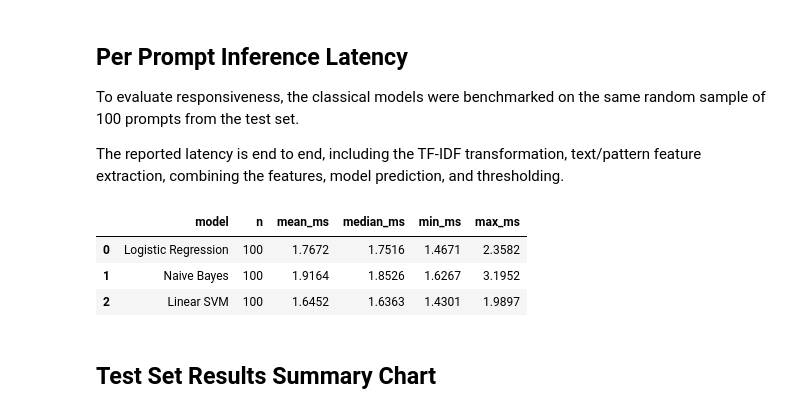
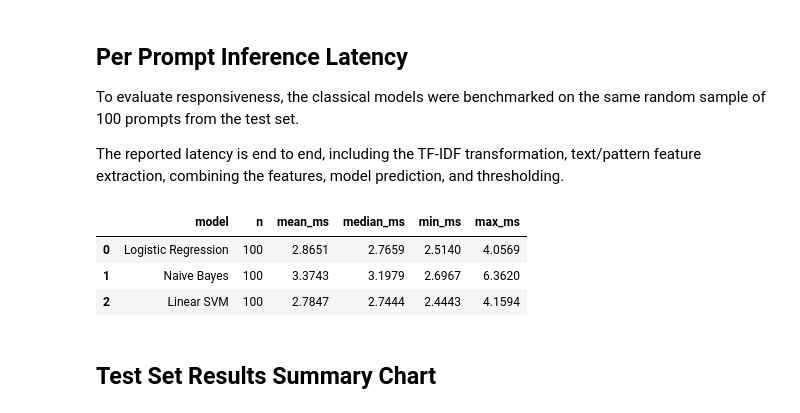
Before and after one commit to Cyber-207/cyber207_specialized_PII_detection_comparison, a Jupyter notebook: notebooks/03_classical_models.ipynb, the cells around one changed output. Saved outputs shown, nothing was run; the diff lists cells and outputs as text; code cells hidden in the pictures.

```diff
--- a/notebooks/03_classical_models.ipynb
+++ b/notebooks/03_classical_models.ipynb
@@ -997,8 +997,10 @@ To evaluate responsiveness, the classical models were benchmarked on the same ra
 
 The reported latency is end to end, including the TF-IDF transformation, text/pattern feature extraction, combining the features, model prediction, and thresholding.
 # %%
-# load the fitted tf-idf vectorizer
+# load the fitted preprocessing objects
 tfidf_vectorizer = joblib.load(FEATURE_DIR / 'tfidf_vectorizer.joblib')
+text_feature_scaler = joblib.load(FEATURE_DIR / 'text_feature_scaler.joblib')
+pattern_feature_scaler = joblib.load(FEATURE_DIR / 'pattern_feature_scaler.joblib')
 
 # converts a raw prompt into the combined feature representation
 def featurize_prompt(text):
@@ -1006,18 +1008,16 @@ def featurize_prompt(text):
 
     tfidf_features = tfidf_vectorizer.transform(text_series)
 
-    text_features = csr_matrix(
-        extract_text_features(text_series).to_numpy()
-    )
+    text_features = extract_text_features(text_series)
+    text_features = text_feature_scaler.transform(text_features)
+    text_features = csr_matrix(text_features)
 
-    pattern_features = csr_matrix(
-        extract_pattern_features(text_series).to_numpy()
-    )
+    pattern_features = extract_pattern_features(text_series)
+    pattern_features = pattern_feature_scaler.transform(pattern_features)
+    pattern_features = csr_matrix(pattern_features)
 
-    return hstack(
-        [tfidf_features, text_features, pattern_features],
-        format='csr'
-    )
+
+    return hstack([tfidf_features, text_features, pattern_features], format='csr')
 
 # select 100 samples
 timing_indices = test_df.sample(
@@ -1093,36 +1093,36 @@ for index in timing_indices:
     prediction = int(score >= svm_threshold)
 
     svm_latencies.append((time.perf_counter() - start) * 1000)
 
 latency['Linear SVM'] = {
     'mean_ms': np.mean(svm_latencies),
     'median_ms': np.median(svm_latencies),
     'min_ms': np.min(svm_latencies),
     'max_ms': np.max(svm_latencies),
 }
 latency_df = pd.DataFrame(latency).T
 
 # match current latency_benchmark.csv stuff
 latency_df.index.name = 'model'
 latency_df.insert(0, 'n', len(timing_indices))
 latency_df = latency_df.reset_index()
 
 latency_path = repo_root / 'results/latency_benchmark.csv'
 latency_benchmark = pd.read_csv(latency_path)
 
 # remove old classical rows before adding the new measurements
 latency_benchmark = latency_benchmark[~latency_benchmark['model'].isin(latency_df['model'])]
 
 latency_benchmark = pd.concat([latency_benchmark, latency_df], ignore_index=True)
 
 latency_benchmark.to_csv(latency_path, index=False)
 
 latency_df.round(4)
 # %% [output]
 |  | model | n | mean_ms | median_ms | min_ms | max_ms |
-| 0 | Logistic Regression | 100 | 1.7672 | 1.7516 | 1.4671 | 2.3582 |
-| 1 | Naive Bayes | 100 | 1.9164 | 1.8526 | 1.6267 | 3.1952 |
-| 2 | Linear SVM | 100 | 1.6452 | 1.6363 | 1.4301 | 1.9897 |
+| 0 | Logistic Regression | 100 | 2.8651 | 2.7659 | 2.5140 | 4.0569 |
+| 1 | Naive Bayes | 100 | 3.3743 | 3.1979 | 2.6967 | 6.3620 |
+| 2 | Linear SVM | 100 | 2.7847 | 2.7444 | 2.4443 | 4.1594 |
 # %% [markdown]
 ## Test Set Results Summary Chart
 # %%
```
Also changed, not shown: parts of 1 cell of this notebook.
